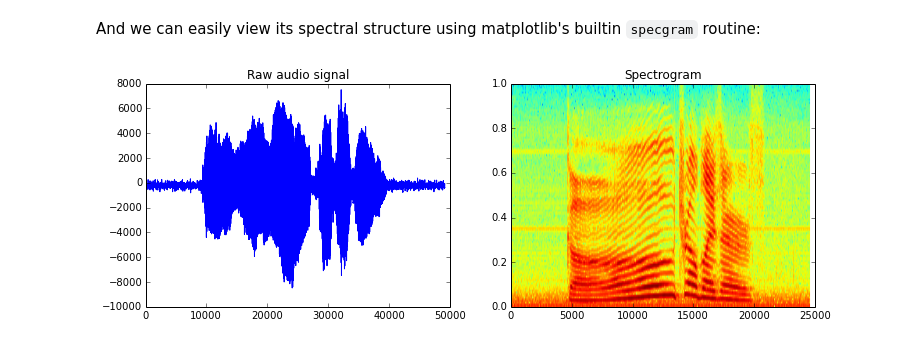
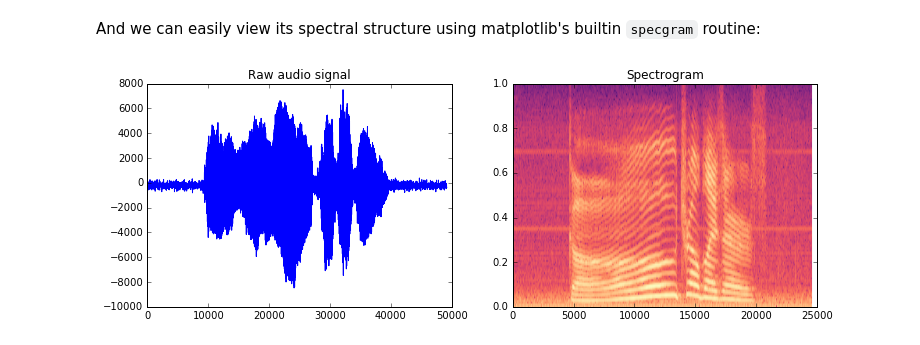
Before and after one commit to ipython/marketing, a Jupyter notebook: screenshots/spectrogram.ipynb, the cells around one changed output. Drawn from its saved outputs; the diff is of its cells as text; code cells hidden in the pictures.

Commit message:
Redo spectrogram plot with magma colour map
Why not viridis? Pretty soon viridis will be everywhere, and this makes
it a bit different.

Closes gh-1

```diff
--- a/screenshots/spectrogram.ipynb
+++ b/screenshots/spectrogram.ipynb
@@ -14,8 +14,8 @@ And we can easily view its spectral structure using matplotlib's builtin ``specg
 # %%
 %matplotlib inline
 from matplotlib import pyplot as plt
 fig, (ax1, ax2) = plt.subplots(1, 2, figsize=(12, 4))
 ax1.plot(x); ax1.set_title('Raw audio signal')
-ax2.specgram(x); ax2.set_title('Spectrogram');
+ax2.specgram(x, cmap='magma'); ax2.set_title('Spectrogram');
 # %% [output]
-[figure, old version]
+[figure, new version]
```
Also changed, not shown: 3 other files.
